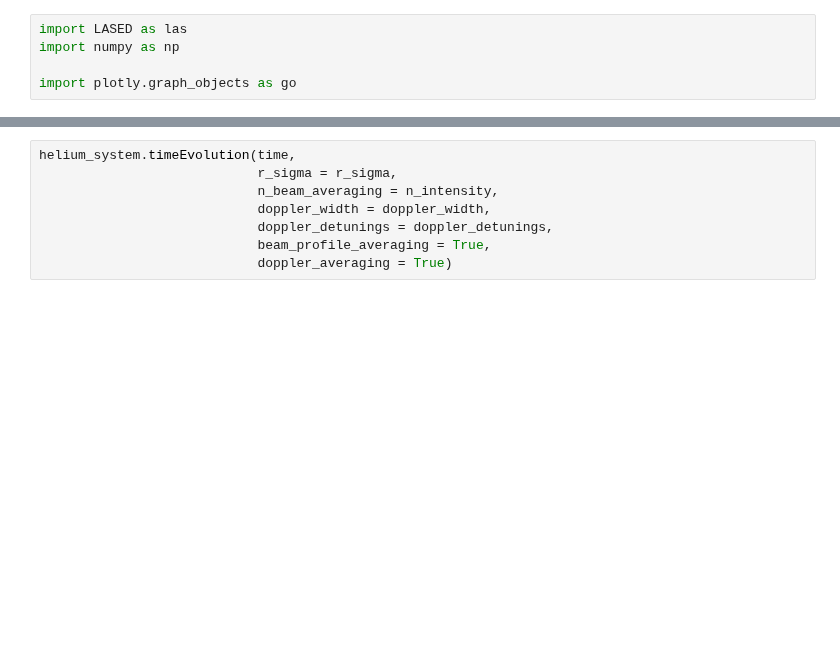
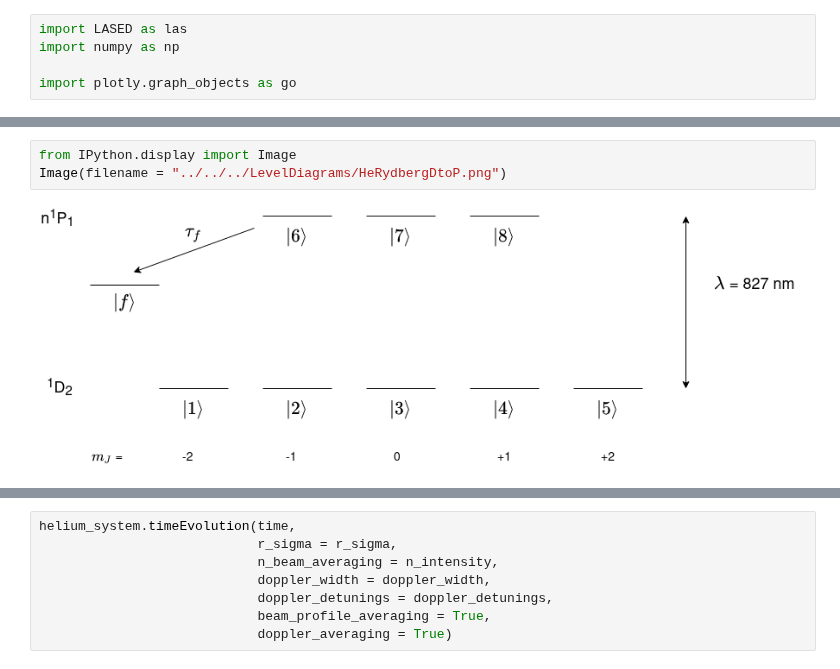
Before and after one commit to mvpmanish/LASED, a Jupyter notebook: docs/build/html/tutorials/Tutorial2-HeRotation.ipynb, the cells around one changed output, grey strips where cells are left out. Cells and saved outputs as stored; diff of their text form; blank space fills up the shorter version.

```diff
--- a/docs/build/html/tutorials/Tutorial2-HeRotation.ipynb
+++ b/docs/build/html/tutorials/Tutorial2-HeRotation.ipynb
@@ -17,0 +16,5 @@ Then, all other laser parameters must be input.
+# %%
+from IPython.display import Image
+Image(filename = "../../../LevelDiagrams/HeRydbergDtoP.png")
+# %% [output]
+[figure, added]
```
Also changed, not shown: parts of 31 cells of this notebook, 33 other files.
